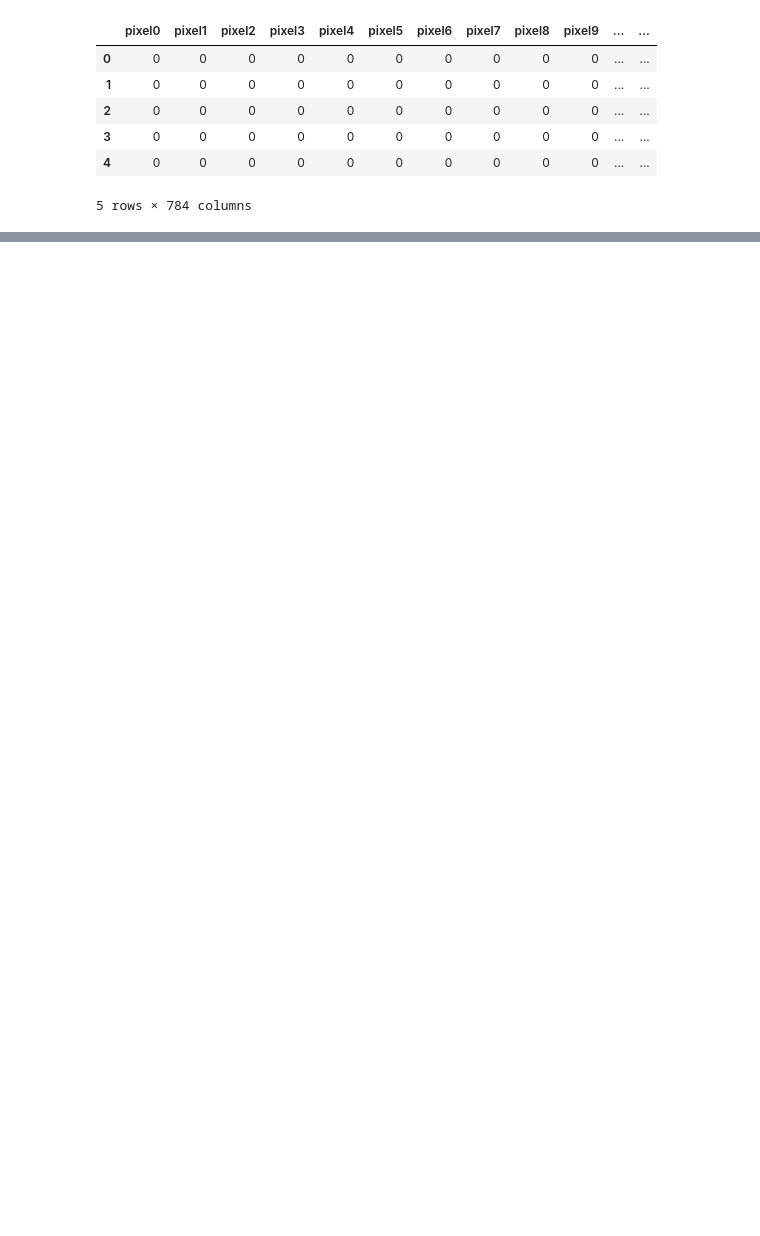
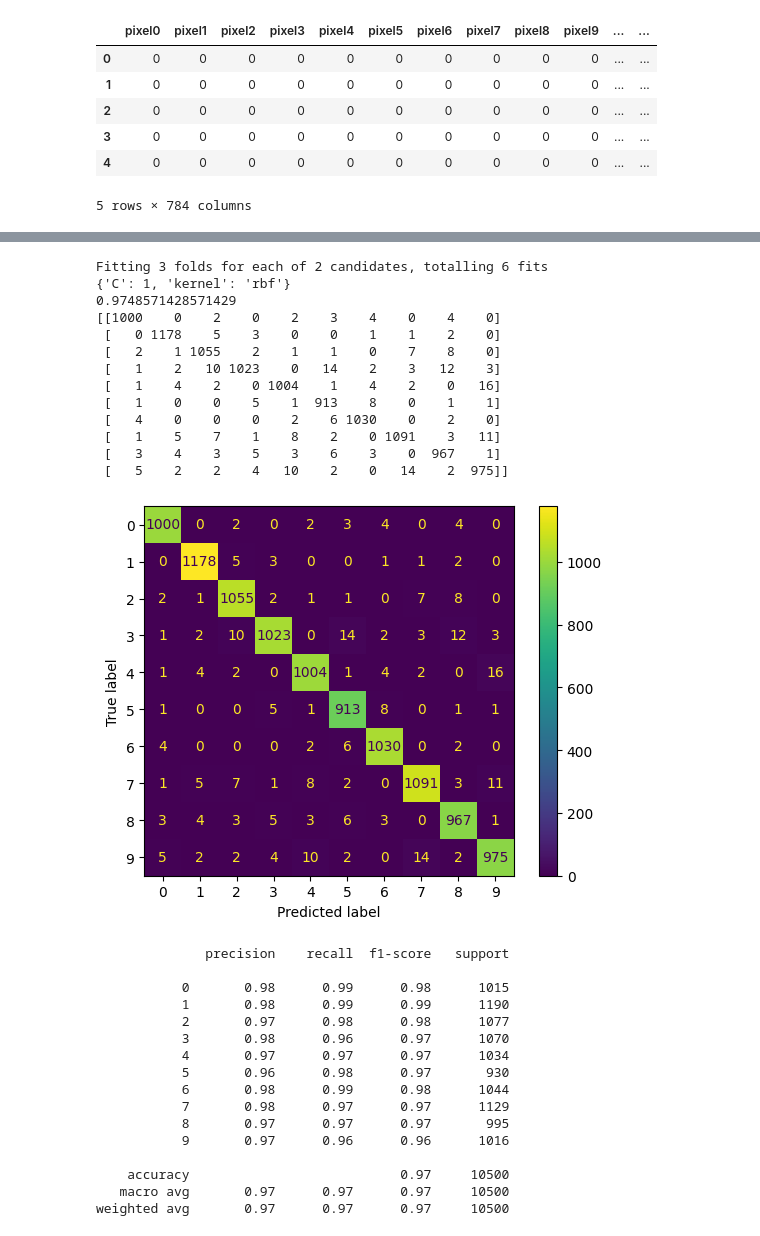
Before and after one commit to yuval728/MLOA, a Jupyter notebook: Exp1/MLOAExp1.ipynb, the cells around one changed output, grey strips where cells are left out. Saved outputs shown, nothing was run; the diff lists cells and outputs as text; code cells hidden in the pictures; blank space fills up the shorter version.

```diff
--- a/Exp1/MLOAExp1.ipynb
+++ b/Exp1/MLOAExp1.ipynb
@@ -91,0 +123,36 @@ report(LR)
+# %%
+from sklearn.svm import SVC
+
+SC= train_model(SVC(),params={'kernel':['rbf'],'C':[1,0.5]})
+report(SC)
+# %% [output]
+Fitting 3 folds for each of 2 candidates, totalling 6 fits
+{'C': 1, 'kernel': 'rbf'}
+0.9748571428571429
+[[1000    0    2    0    2    3    4    0    4    0]
+ [   0 1178    5    3    0    0    1    1    2    0]
+ [   2    1 1055    2    1    1    0    7    8    0]
+ [   1    2   10 1023    0   14    2    3   12    3]
+ [   1    4    2    0 1004    1    4    2    0   16]
+ [   1    0    0    5    1  913    8    0    1    1]
+ [   4    0    0    0    2    6 1030    0    2    0]
+ [   1    5    7    1    8    2    0 1091    3   11]
+ [   3    4    3    5    3    6    3    0  967    1]
+ [   5    2    2    4   10    2    0   14    2  975]]
+[figure, added]
+              precision    recall  f1-score   support
+
+           0       0.98      0.99      0.98      1015
+           1       0.98      0.99      0.99      1190
+           2       0.97      0.98      0.98      1077
+           3       0.98      0.96      0.97      1070
+           4       0.97      0.97      0.97      1034
+           5       0.96      0.98      0.97       930
+           6       0.98      0.99      0.98      1044
+           7       0.98      0.97      0.97      1129
+           8       0.97      0.97      0.97       995
+           9       0.97      0.96      0.96      1016
+
+    accuracy                           0.97     10500
+   macro avg       0.97      0.97      0.97     10500
+weighted avg       0.97      0.97      0.97     10500
```
Also changed, not shown: parts of 5 cells of this notebook.
